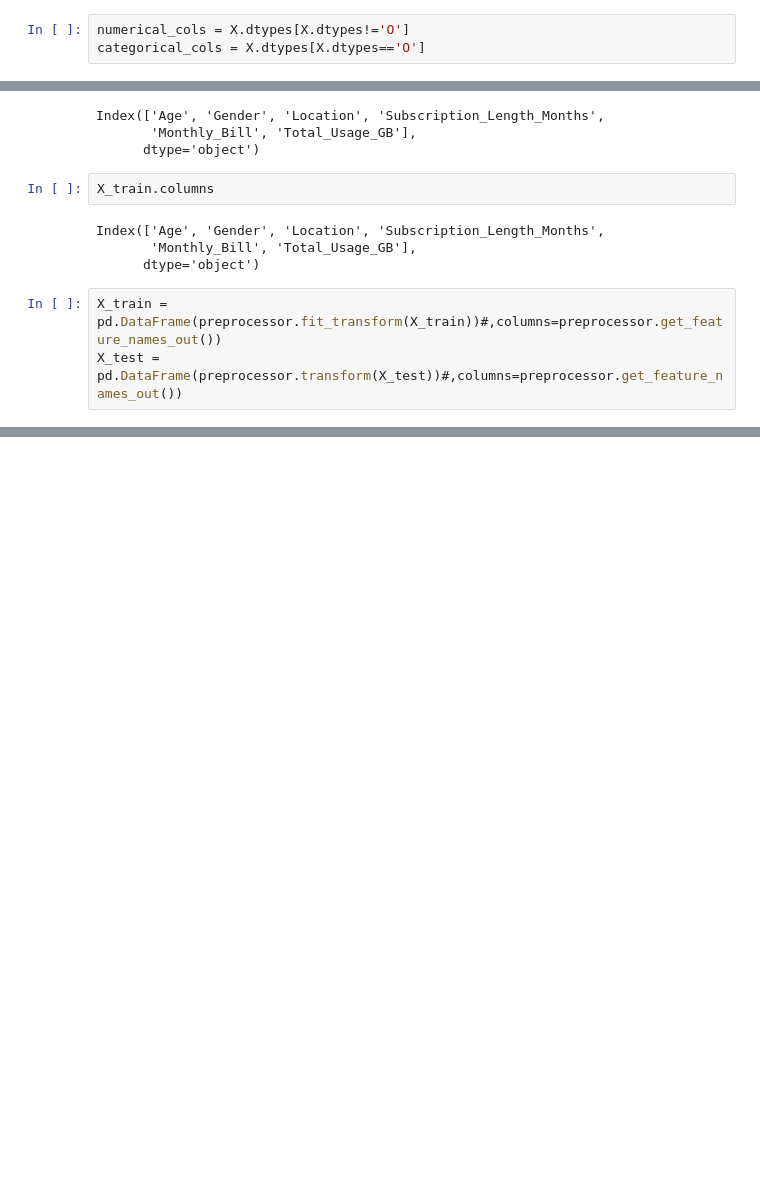
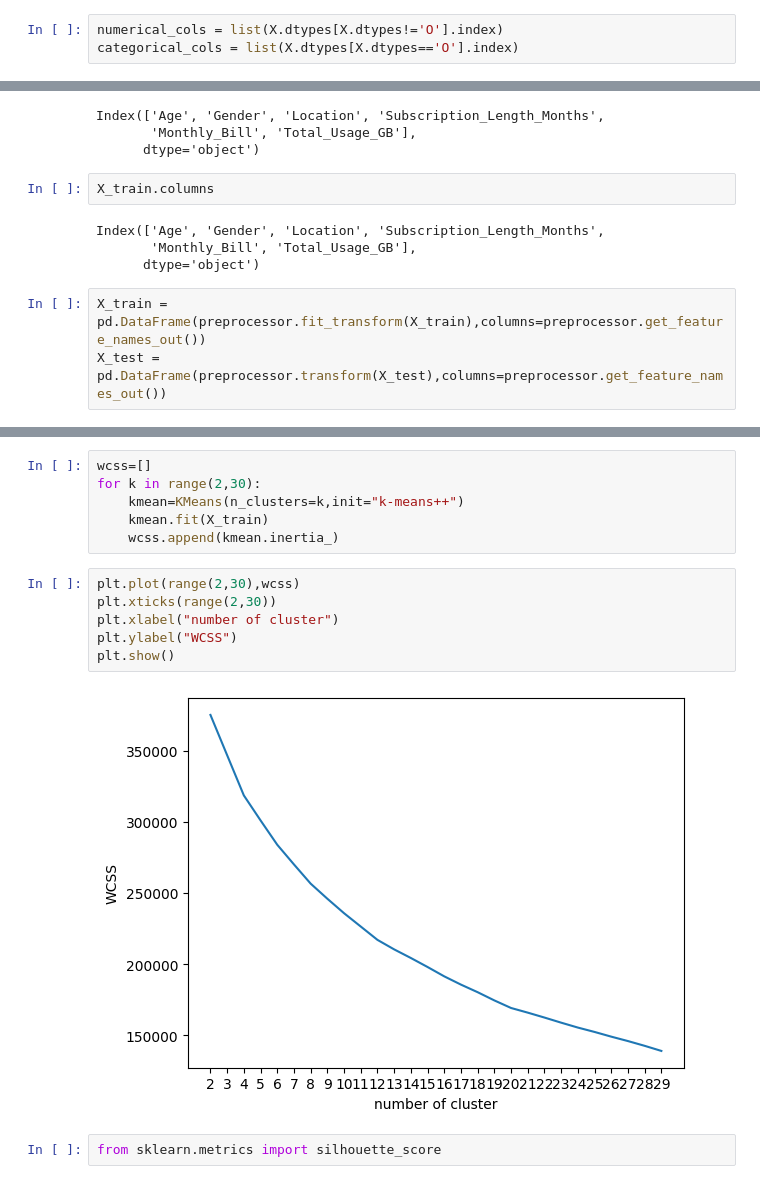
Before and after one commit to pdevendragoswami/Customer_Churn_Prediction, a Jupyter notebook: notebooks/model_training.ipynb, the cells around one changed output, grey strips where cells are left out. Saved outputs shown, nothing was run; the diff lists cells and outputs as text; blank space fills up the shorter version.

```diff
--- a/notebooks/model_training.ipynb
+++ b/notebooks/model_training.ipynb
@@ -54,8 +53,8 @@ y.head()
 | 3 | 1 |
 | 4 | 0 |
 # %%
-numerical_cols = X.dtypes[X.dtypes!='O']
-categorical_cols = X.dtypes[X.dtypes=='O']
+numerical_cols = list(X.dtypes[X.dtypes!='O'].index)
+categorical_cols = list(X.dtypes[X.dtypes=='O'].index)
 # %%
 numerical_cols
 # %% [output]
@@ -133,5 +126,5 @@ Index(['Age', 'Gender', 'Location', 'Subscription_Length_Months',
        'Monthly_Bill', 'Total_Usage_GB'],
       dtype='object')
 # %%
-X_train = pd.DataFrame(preprocessor.fit_transform(X_train))#,columns=preprocessor.get_feature_names_out())
-X_test = pd.DataFrame(preprocessor.transform(X_test))#,columns=preprocessor.get_feature_names_out())
+X_train = pd.DataFrame(preprocessor.fit_transform(X_train),columns=preprocessor.get_feature_names_out())
+X_test = pd.DataFrame(preprocessor.transform(X_test),columns=preprocessor.get_feature_names_out())
@@ -139,0 +150,16 @@ ValueError: A given column is not a column of the dataframe
+# %%
+wcss=[]
+for k in range(2,30):
+    kmean=KMeans(n_clusters=k,init="k-means++")
+    kmean.fit(X_train)
+    wcss.append(kmean.inertia_)
+# %%
+plt.plot(range(2,30),wcss)
+plt.xticks(range(2,30))
+plt.xlabel("number of cluster")
+plt.ylabel("WCSS")
+plt.show()
+# %% [output]
+[figure, added]
+# %%
+from sklearn.metrics import silhouette_score
```
Also changed, not shown: parts of 14 cells of this notebook, 4 other files.
